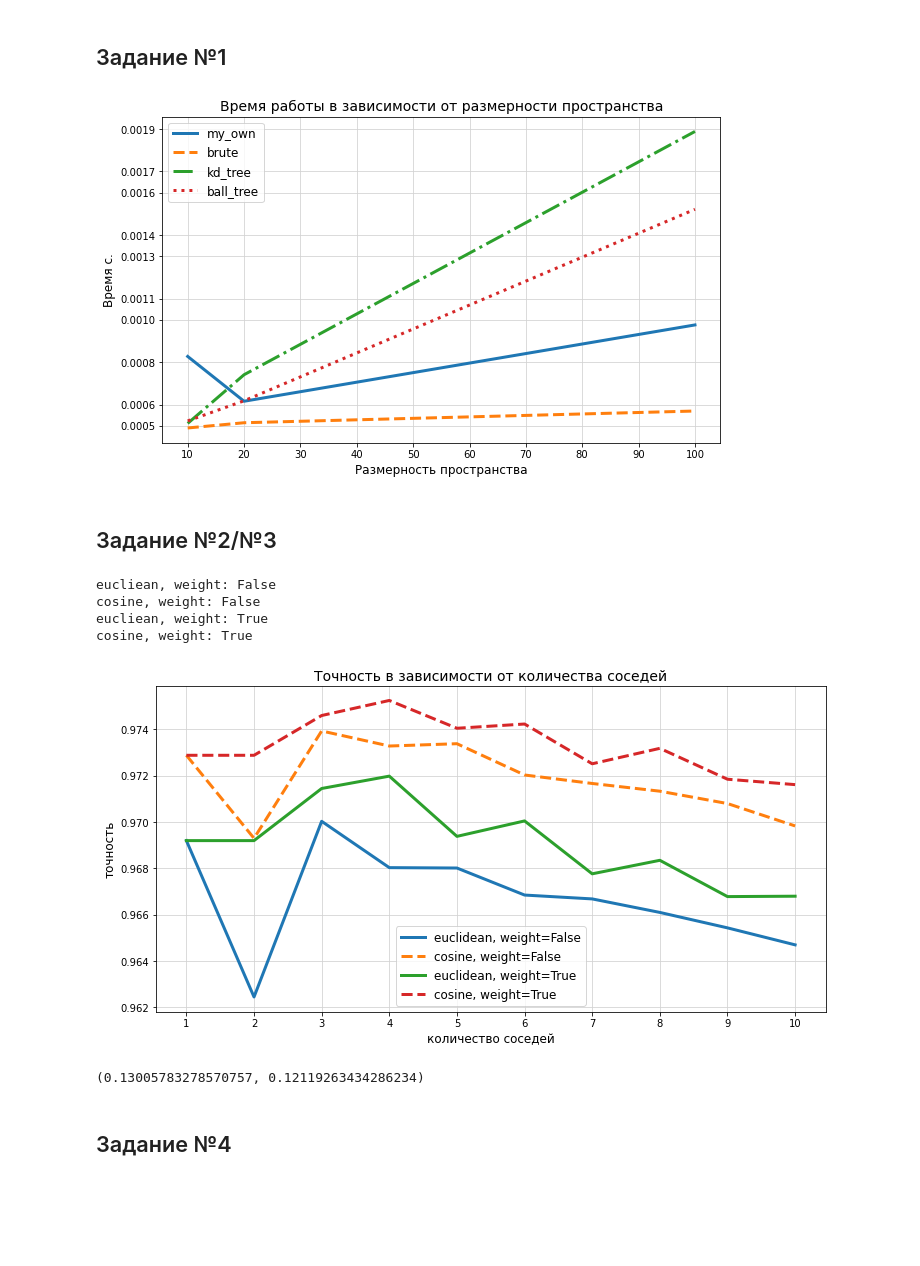
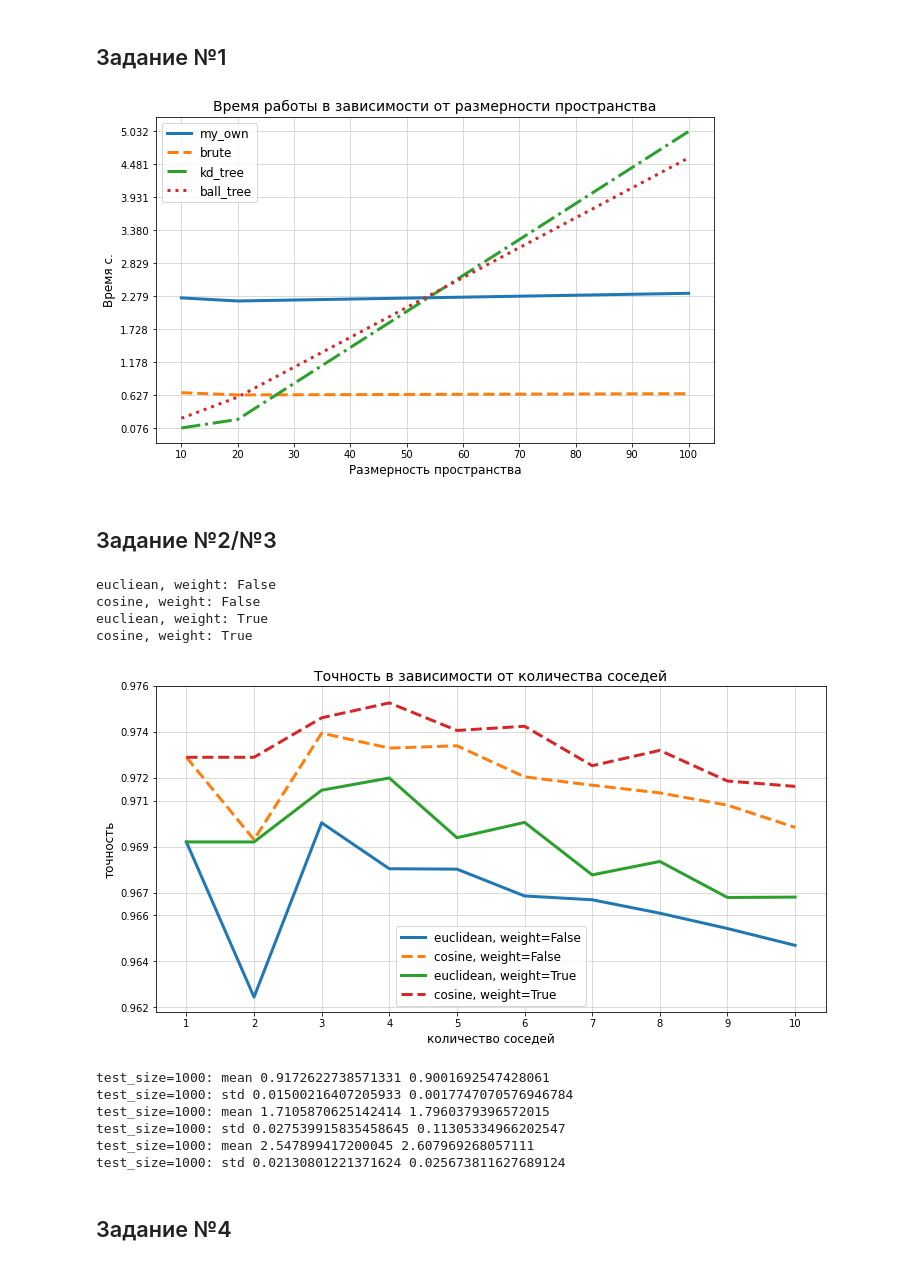
Before and after one commit to Tytskiy/Study, a Jupyter notebook: mmp-fall-2020/practicum/hm-4(KNN)/hm-4.ipynb, the cells around one changed output. Drawn from its saved outputs; the diff is of its cells as text; code cells hidden in the pictures; blank space fills up the shorter version.

```diff
--- a/mmp-fall-2020/practicum/hm-4(KNN)/hm-4.ipynb
+++ b/mmp-fall-2020/practicum/hm-4(KNN)/hm-4.ipynb
@@ -29,37 +29,37 @@ X_train_t, X_test_t, y_train_t, y_test_t = train_test_split(X, y, test_size=3000
 # %%
 num_features = [10, 20, 100]
 select_features = [np.random.choice(np.arange(784), i, replace=False) for i in num_features]
 
 strategy = ["my_own", "brute", "kd_tree", "ball_tree"]
 metric = "euclidean"
 
 time = np.zeros((len(strategy), len(num_features)))
 
 ls = ["-", "--", "-.", ":"]
-plt.figure(figsize=(10, 6))
+fig = plt.figure(figsize=(10, 6))
 for i, strat in enumerate(strategy):
     model = nn.KNNClassifier(5, strategy=strat, metric=metric)
     for j, f in enumerate(select_features):
         model.fit(X_train_t[:, f], y_train_t)
-        t = %timeit - q - o - n 20 model.find_kneighbors(X_test_t[:, f])
+        t = %timeit -q -o model.find_kneighbors(X_test_t[:, f])
         time[i][j] = t.average
     plt.plot(num_features, time[i], label=strat, ls=ls[i], lw=3)
-
 plt.ylabel("Время с.", size=12)
 plt.xlabel("Размерность пространства", size=12)
 plt.yticks(np.linspace(time.min(), time.max(), 10).round(4))
 plt.xticks(np.arange(10, 101, 10))
 plt.title("Время работы в зависимости от размерности пространства", size=14)
 plt.grid(True, color="lightgrey")
 plt.legend(fontsize=12)
+fig.savefig("figures/task1.pdf")
 plt.show()
 # %% [output]
-[figure, old version]
+[figure, new version]
 # %% [markdown]
 ## Задание №2/№3
 # %%
 rg = np.arange(1, 11)
-plt.figure(figsize=(12, 6))
+fig = plt.figure(figsize=(12, 6))
 
 for w in [False, True]:
     str_w = "True" if w else "False"
@@ -71,32 +71,42 @@ for w in [False, True]:
     print("eucliean, weight:", str_w)
     acc = cross_val.knn_cross_val_score(X_train, y_train, k_list=rg,
                                         cv=cross_val.kfold(X_train.shape[0], 3),
-                                        metric="cosine", weights=w, test_block_size=300)
+                                        metric="cosine", weights=w, test_block_size=700)
     plt.plot(rg, [sum(x[1])/len(x[1])for x in acc.items()],
              ls="--", label="cosine, weight="+str_w, lw=3)
     print("cosine, weight:", str_w)
 plt.xticks(range(1, 11))
-plt.xlabel("количество соседей", size=12)
-plt.ylabel("точность", size=12)
-plt.title("Точность в зависимости от количества соседей", size=14)
-plt.grid(True, color="lightgrey")
-plt.legend(fontsize=12)
+plt.yticks(np.linspace(0.962, 0.976, 9).round(3))
+plt.xlabel("количество соседей", size = 12)
+plt.ylabel("точность", size = 12)
+plt.title("Точность в зависимости от количества соседей", size = 14)
+plt.grid(True, color = "lightgrey")
+plt.legend(fontsize = 12)
+fig.savefig("figures/task2.pdf")
 plt.show()
 # %% [output]
 eucliean, weight: False
 cosine, weight: False
 eucliean, weight: True
 cosine, weight: True
-[figure, old version]
+[figure, new version]
 # %%
-model_time_euc = nn.KNNClassifier(3, metric="euclidean", test_block_size=500)
-model_time_cosine = nn.KNNClassifier(3, metric="cosine", test_block_size=500)
-model_time_euc.fit(X_train_t, y_train_t)
-model_time_cosine.fit(X_train_t, y_train_t)
+for s in [1000,2000,3000]:
+    X_train_t, X_test_t, y_train_t, y_test_t = train_test_split(X, y,test_size=s, train_size=10000, shuffle=True, random_state=42)
 
-time_euclidean = %timeit - q - o model_time_euc.predict(X_test_t)
-time_coisne = %timeit - q - o model_time_cosine.predict(X_test_t)
+    model_time_euc = nn.KNNClassifier(3, metric="euclidean", test_block_size=1000)
+    model_time_cosine = nn.KNNClassifier(3, metric="cosine", test_block_size=1000)
+    model_time_euc.fit(X_train_t, y_train_t)
+    model_time_cosine.fit(X_train_t, y_train_t)
+
+    time_euclidean = %timeit -q -o -n 5 model_time_euc.predict(X_test_t)
+    time_cosine = %timeit -q -o -n 5 model_time_cosine.predict(X_test_t)
+    print("test_size=1000: mean",time_euclidean.average, time_cosine.average)
+    print("test_size=1000: std",time_euclidean.stdev, time_cosine.stdev)
+# %% [output]
+test_size=1000: mean 0.9172622738571331 0.9001692547428061
+test_size=1000: std 0.01500216407205933 0.0017747070576946784
+test_size=1000: mean 1.7105870625142414 1.7960379396572015
+test_size=1000: std 0.027539915835458645 0.11305334966202547
+test_size=1000: mean 2.547899417200045 2.607969268057111
+test_size=1000: std 0.02130801221371624 0.025673811627689124
-# %%
-time_euclidean.average, time_coisne.average
-# %% [output]
-(0.13005783278570757, 0.12119263434286234)
```
Also changed, not shown: parts of 1 cell of this notebook, 4 other files.
